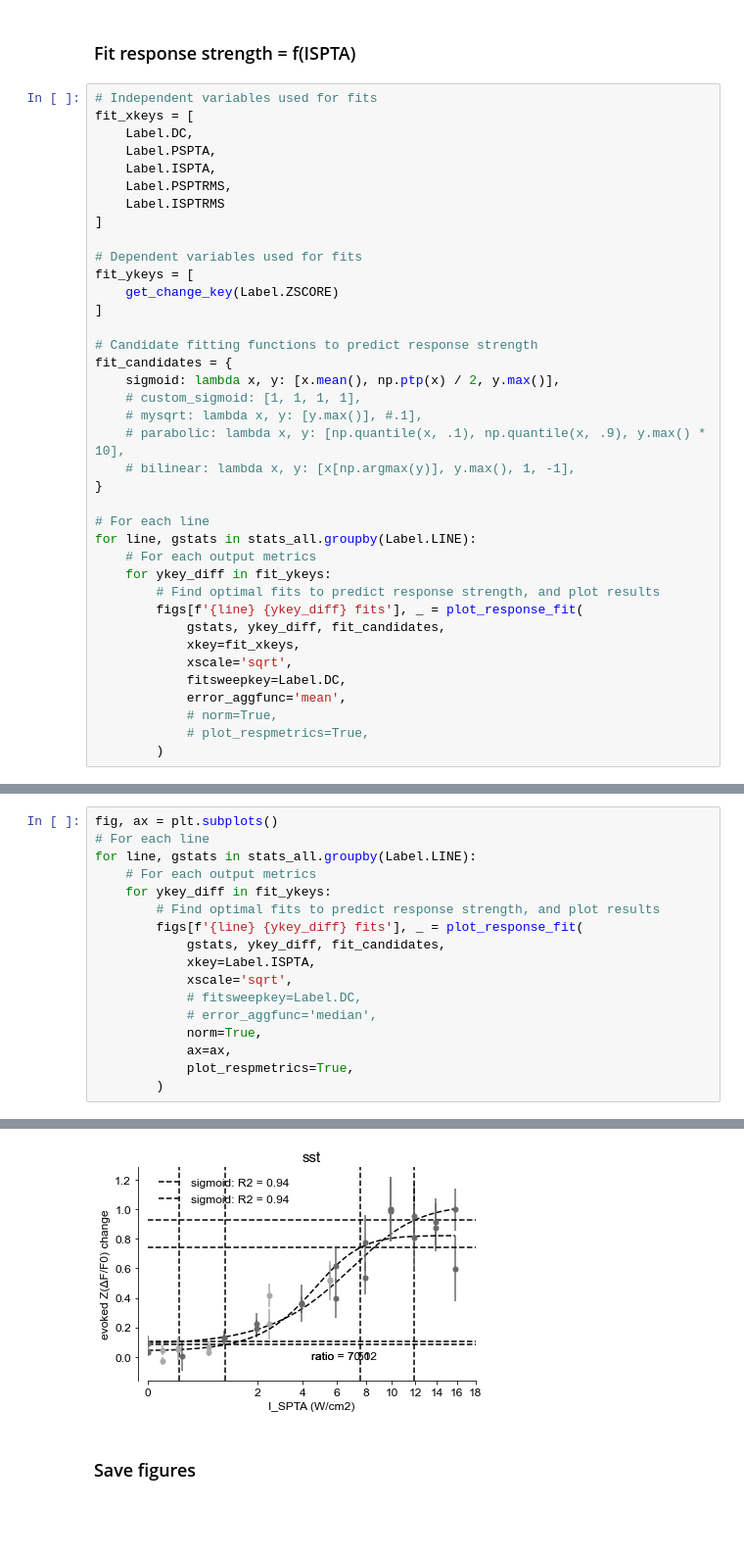
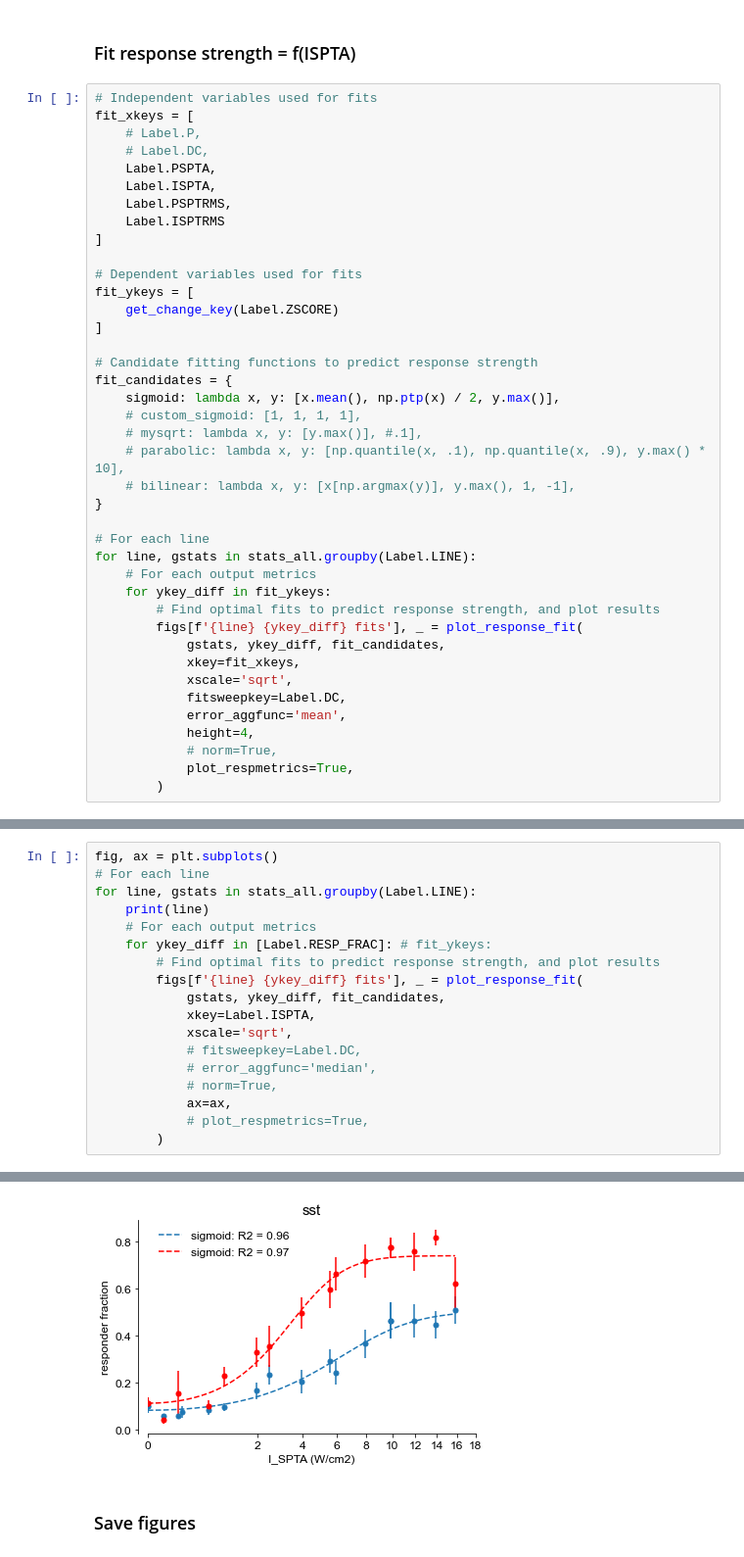
Before and after one commit to shohamlab/usnm2p, a Jupyter notebook: main_analysis.ipynb, the cells around one changed output, grey strips where cells are left out. Shown: that part at 98% size. Cells and saved outputs as stored; diff of their text form; blank space fills up the shorter version.

```diff
--- a/main_analysis.ipynb
+++ b/main_analysis.ipynb
@@ -150,7 +155,8 @@ for statstype, tmpstats in {'all': stats_all, 'pos': stats_pos}.items():
 # %%
 # Independent variables used for fits
 fit_xkeys = [
-    Label.DC,
+    # Label.P,
+    # Label.DC,
     Label.PSPTA,
     Label.ISPTA,
     Label.PSPTRMS,
@@ -182,7 +188,8 @@ for line, gstats in stats_all.groupby(Label.LINE):
             xscale='sqrt',
             fitsweepkey=Label.DC,
             error_aggfunc='mean',
+            height=4,
             # norm=True,
-            # plot_respmetrics=True,
+            plot_respmetrics=True,
         )
 # %% [output]
@@ -202,8 +228,9 @@ for line, gstats in stats_all.groupby(Label.LINE):
 fig, ax = plt.subplots()
 # For each line
 for line, gstats in stats_all.groupby(Label.LINE):
+    print(line)
     # For each output metrics
-    for ykey_diff in fit_ykeys:
+    for ykey_diff in [Label.RESP_FRAC]: # fit_ykeys:
         # Find optimal fits to predict response strength, and plot results
         figs[f'{line} {ykey_diff} fits'], _ = plot_response_fit(
             gstats, ykey_diff, fit_candidates,
@@ -211,8 +238,8 @@ for line, gstats in stats_all.groupby(Label.LINE):
             xscale='sqrt',
             # fitsweepkey=Label.DC,
             # error_aggfunc='median',
-            norm=True,
+            # norm=True,
             ax=ax,
-            plot_respmetrics=True,
+            # plot_respmetrics=True,
         )
 # %% [output]
@@ -225,4 +250,4 @@ for line, gstats in stats_all.groupby(Label.LINE):
-[figure, old version]
+[figure, new version]
 # %% [markdown]
 ### Save figures
 # %%
```
Also changed, not shown: parts of 8 cells of this notebook, 5 other files.
